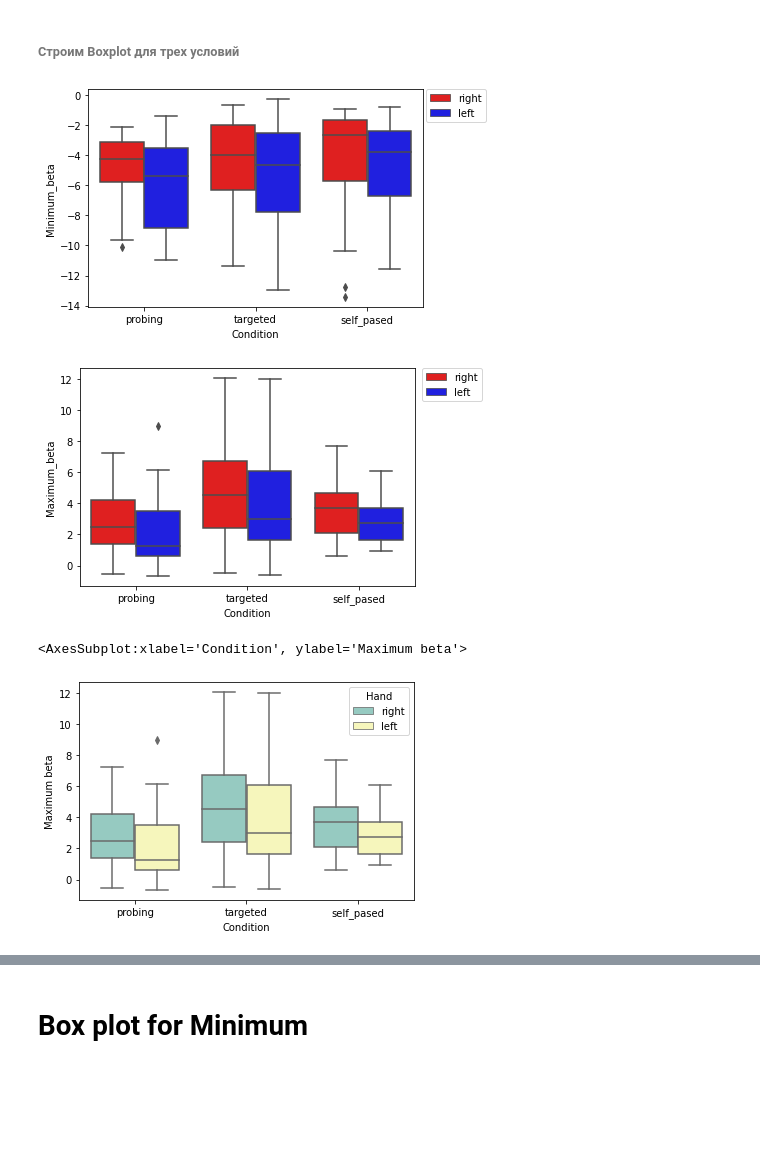
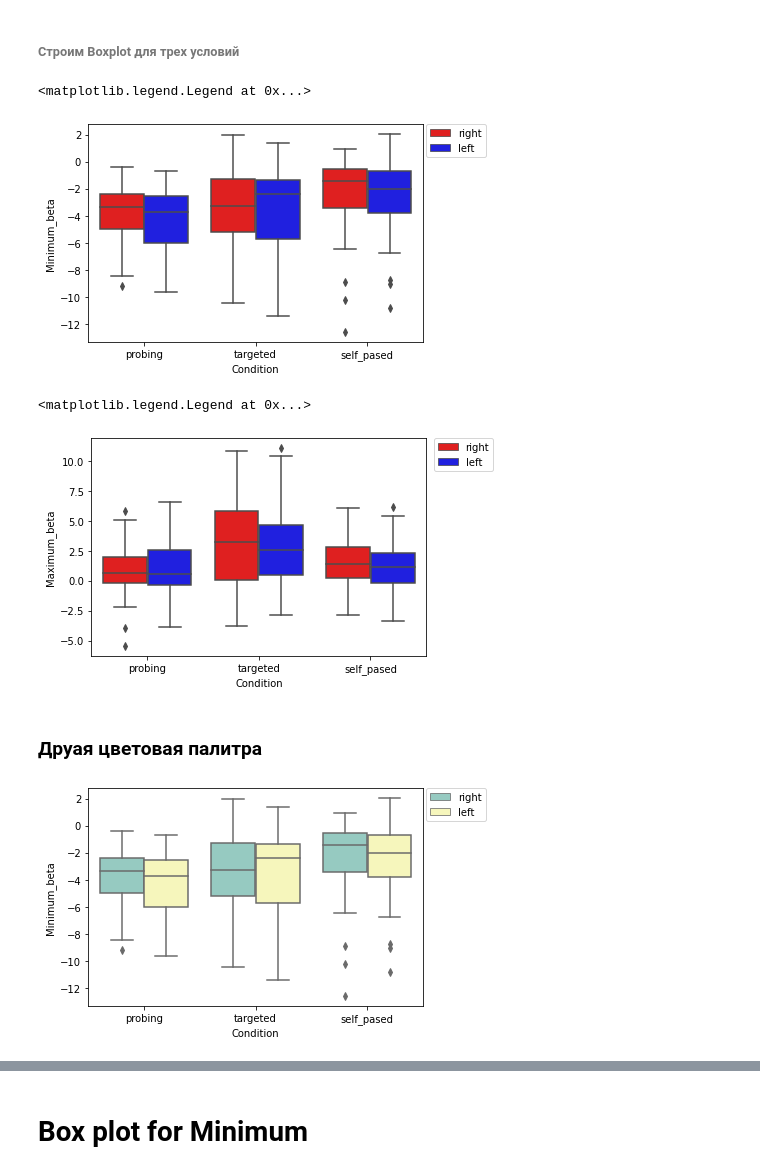
Before and after one commit to Mirrabella/Extremes_for_MEG_data, a Jupyter notebook: ANOVA/ANOVA_для_беты.ipynb, the cells around one changed output, grey strips where cells are left out. Cells and saved outputs as stored; diff of their text form; code cells hidden in the pictures; blank space fills up the shorter version.

```diff
--- a/ANOVA/ANOVA_для_беты.ipynb
+++ b/ANOVA/ANOVA_для_беты.ipynb
@@ -21,6 +22,6 @@ from scipy.stats import ttest_rel
 /home/vtretyakova/Рабочий стол/ANOVA_for_extrem/table_for_ANOVA.py (В текущей версии есть изменения, но суть та же)
 # %%
 # load data file
-d = pd.read_csv(r"/home/vera/MNE/ANOVA/table_for_anova.csv")
+d = pd.read_csv(r"/home/vera/MNE/ANOVA/table_for_anova_hemisphere_short_int.csv")
 d.tail(10)
 # %% [output]
@@ -44,15 +45,20 @@ sns.boxplot(x="Condition", y="Minimum_beta", hue="Hand", data=d, palette=my_pal)
 plt.legend(bbox_to_anchor=(1.01, 1),borderaxespad=0)
 plt.savefig("/home/vera/MNE/ANOVA/boxplot/boxplot_three_cond_minimum.jpeg", format='jpeg',dpi=300)
 # %% [output]
+<matplotlib.legend.Legend at 0x...>
-[figure, old version]
+[figure, new version]
 # %%
 sns.boxplot(x="Condition", y="Maximum_beta", hue="Hand", data=d, palette=my_pal)
 plt.legend(bbox_to_anchor=(1.2, 1),borderaxespad=0)
 plt.savefig("/home/vera/MNE/ANOVA/boxplot/boxplot_three_cond_maximum.jpeg", format='jpeg',dpi=300)
 # %% [output]
+<matplotlib.legend.Legend at 0x...>
-[figure, old version]
+[figure, new version]
+# %% [markdown]
+### Друая цветовая палитра
 # %%
-sns.boxplot(x="Condition", y="Maximum beta", hue="Hand", data=d, palette="Set3")
+sns.boxplot(x="Condition", y="Minimum_beta", hue="Hand", data=d, palette="Set3")
+plt.legend(bbox_to_anchor=(1.01, 1),borderaxespad=0)
+plt.savefig("/home/vera/MNE/ANOVA/boxplot/boxplot_three_cond_minimum_short_int.jpeg", format='jpeg',dpi=300)
 # %% [output]
-<AxesSubplot:xlabel='Condition', ylabel='Maximum beta'>
-[figure, old version]
+[figure, new version]
```
Also changed, not shown: parts of 50 cells of this notebook.
